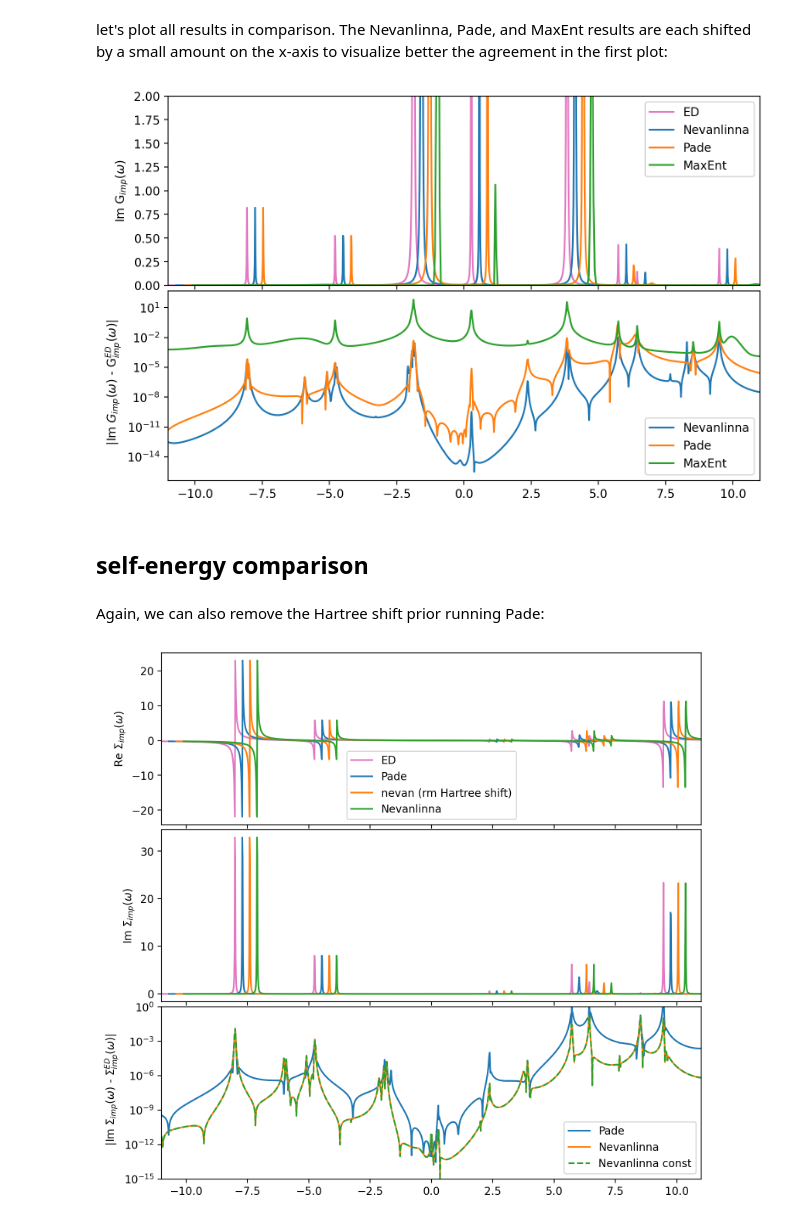
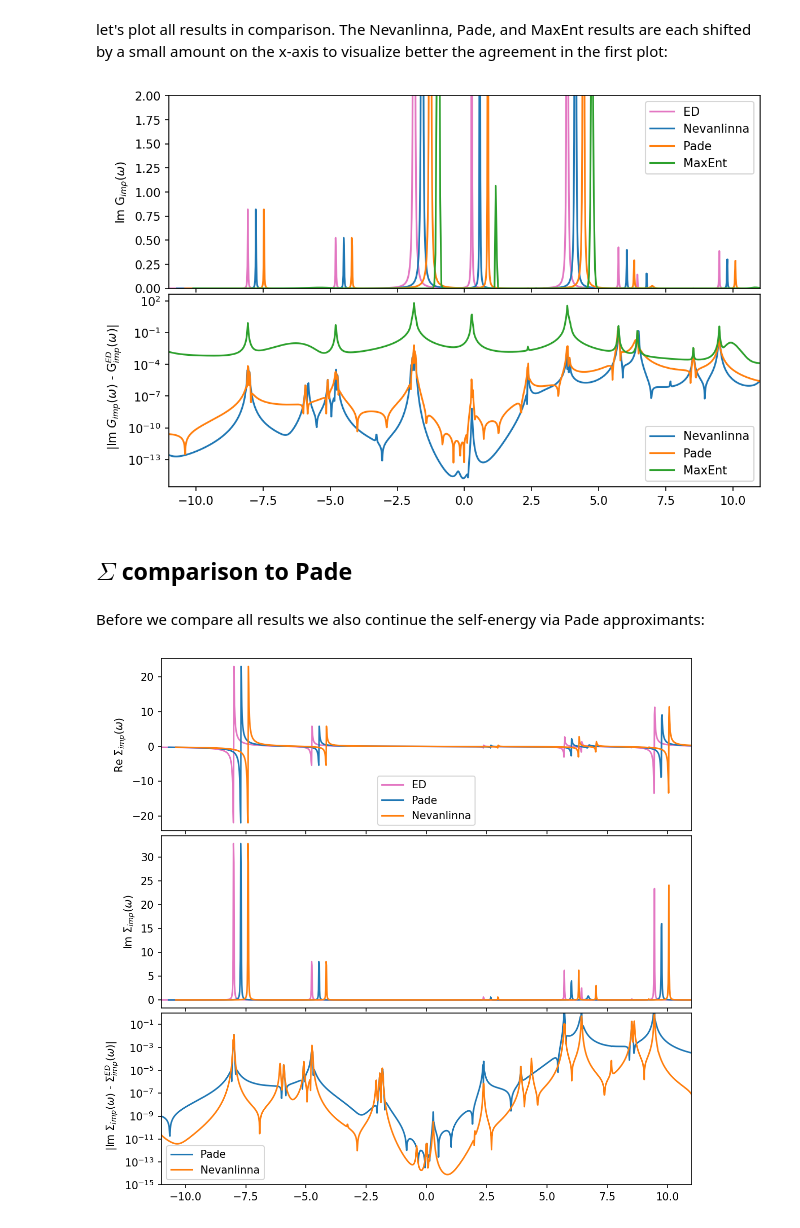
Before and after one commit to TRIQS/Nevanlinna, a Jupyter notebook: doc/tutorials/SIAM_discrete.ipynb, the cells around one changed output. Cells and saved outputs as stored; diff of their text form; code cells hidden in the pictures.

```diff
--- a/doc/tutorials/SIAM_discrete.ipynb
+++ b/doc/tutorials/SIAM_discrete.ipynb
@@ -220,8 +216,9 @@ plt.show()
 The self-energy can be continued without any prior treatment in the same as a Green's function:
 # %%
 # setup Nevanlinna kernel solver
-solver = Solver(kernel="kernels::NEVANLINNA")
+solver = Solver(kernel='NEVANLINNA')
 
+# removing the Hartree shift not necessary in Nevanlinna
 solver.solve(S_iw['up'])
 
 S_w_nvla = solver.evaluate(w_mesh, eta)
@@ -301,31 +287,31 @@ MaxEnt loop finished in 0:02:33.144567
 # %% [markdown]
 let's plot all results in comparison. The Nevanlinna, Pade, and MaxEnt results are each shifted by a small amount on the x-axis to visualize better the agreement in the first plot:
 # %%
-fig, ax = plt.subplots(2,1, figsize=(9,6), dpi=200, squeeze=False, sharex=True)
+fig, ax = plt.subplots(2,1, figsize=(9,6), dpi=150, squeeze=False, sharex=True)
 ax = ax.reshape(-1)
 fig.subplots_adjust(hspace=0.03)
 
-w_mesh_arr = np.linspace(w_mesh.omega_min, w_mesh.omega_max, len(w_mesh))
+w_mesh_arr = np.linspace(w_mesh.w_min, w_mesh.w_max, len(w_mesh))
 
+# prepare Maxent data on finder mesh
 G_w_maxent = np.interp(w_mesh_arr, np.array(result.omega), result.analyzer_results['BryanAnalyzer']['A_out'])
 
+# we plot each result slighlty shifted on the x-axis for better visibility
+# 1 Im G
 ax[0].plot(w_mesh_arr, -G_w['up'][0,0].data.imag, color='C6', label='ED')
-
 ax[0].plot(w_mesh_arr+0.3, -G_w_nvla[0,0].data.imag,label='Nevanlinna')
-
 ax[0].plot(w_mesh_arr+0.6, -G_w_pade[0,0].data.imag,label='Pade')
-
 ax[0].plot(w_mesh_arr+0.9, G_w_maxent, label='MaxEnt')
 
+# 2 abs difference of G
+ax[1].semilogy(w_mesh_arr, np.abs(G_w['up'][0,0].data.imag - G_w_nvla[0,0].data.imag), label='Nevanlinna')
+ax[1].semilogy(w_mesh_arr, np.abs(G_w['up'][0,0].data.imag - G_w_pade[0,0].data.imag), label='Pade')
+ax[1].semilogy(w_mesh_arr, np.abs(G_w['up'][0,0].data.imag - G_w_maxent), label='MaxEnt')
+
+# decorations
 ax[0].set_ylabel(r'Im G$_{imp} (\omega)$')
 ax[0].set_ylim(0,2)
 ax[0].legend()
-
-ax[1].semilogy(w_mesh_arr, np.abs(G_w['up'][0,0].data.imag - G_w_nvla[0,0].data.imag), label='Nevanlinna')
-
-ax[1].semilogy(w_mesh_arr, np.abs(G_w['up'][0,0].data.imag - G_w_pade[0,0].data.imag), label='Pade')
-
-ax[1].semilogy(w_mesh_arr, np.abs(G_w['up'][0,0].data.imag - G_w_maxent), label='MaxEnt')
 
 ax[1].set_ylabel(r'  |Im $ G_{imp} (\omega)$ - G$_{imp}^{ED} (\omega) |$')
 ax[1].set_xlim(window)
@@ -333,11 +319,11 @@ ax[1].legend()
 
 plt.show()
 # %% [output]
-[figure, old version]
+[figure, new version]
 # %% [markdown]
-## self-energy comparison
+## $\Sigma$ comparison to Pade
+# %% [markdown]
+Before we compare all results we also continue the self-energy via Pade approximants:
 # %%
 S_w_pade = G0_w['up'].copy()
 S_w_pade.set_from_pade(S_iw['up'], n_points=n_iw, freq_offset=eta)
-# %% [markdown]
-Again, we can also remove the Hartree shift prior running Pade:
@@ -347,51 +330,37 @@ S_w_pade_const.set_from_pade(S_iw['up']- S_HF, n_points=n_iw, freq_offset=eta)
 # %%
-fig, ax = plt.subplots(3,1, figsize=(9,9), dpi=200, squeeze=False, sharex=True)
+fig, ax = plt.subplots(3,1, figsize=(9,9), dpi=150, squeeze=False, sharex=True)
 ax = ax.reshape(-1)
 fig.subplots_adjust(hspace=0.03)
 
-w_mesh_arr = np.linspace(w_mesh.omega_min, w_mesh.omega_max, len(w_mesh))
+w_mesh_arr = np.linspace(w_mesh.w_min, w_mesh.w_max, len(w_mesh))
 
+# we plot each result slighlty shifted on the x-axis for better visibility
+# 1 Re Sigma
+ax[0].plot(w_mesh_arr, S_w['up'][0,0].data.real - S_w['up'][0,0](0.0).real, color='C6', label='ED')
+ax[0].plot(w_mesh_arr+0.3, S_w_pade[0,0].data.real - S_w_pade[0,0](0.0).real,label='Pade')
+ax[0].plot(w_mesh_arr+0.6, S_w_nvla[0,0].data.real - S_w_nvla[0,0](0.0).real,label='Nevanlinna')
 
-ax[0].plot(w_mesh_arr, S_w['up'][0,0].data.real - S_w['up'][0,0](0.0).real, color='C6', label='ED')
+# 2 Im Sigma
+ax[1].plot(w_mesh_arr, -S_w['up'][0,0].data.imag, color='C6', label='ED')
+ax[1].plot(w_mesh_arr+0.3, -S_w_pade[0,0].data.imag,label='Pade')
+ax[1].plot(w_mesh_arr+0.6, -S_w_nvla[0,0].data.imag,label='Nevanlinna')
 
-ax[0].plot(w_mesh_arr+0.3, S_w_pade[0,0].data.real - S_w_pade[0,0](0.0).real,label='Pade')
+# 3 abs difference
+ax[2].semilogy(w_mesh_arr, np.abs(S_w['up'][0,0].data.imag - S_w_pade[0,0].data.imag), label='Pade')
+ax[2].semilogy(w_mesh_arr, np.abs(S_w['up'][0,0].data.imag - S_w_nvla[0,0].data.imag), label='Nevanlinna')
 
-ax[0].plot(w_mesh_arr+0.6, S_w_nvla_const[0,0].data.real - S_w_nvla_const[0,0](0.0).real,label='nevan (rm Hartree shift)')
-
-ax[0].plot(w_mesh_arr+0.9, S_w_nvla[0,0].data.real - S_w_nvla[0,0](0.0).real,label='Nevanlinna')
-
-
+# decorations
 ax[0].set_ylabel(r'Re $\Sigma_{imp} (\omega)$')
 ax[0].legend()
 
-
-ax[1].plot(w_mesh_arr, -S_w['up'][0,0].data.imag, color='C6', label='ED')
-
-ax[1].plot(w_mesh_arr+0.3, -S_w_pade[0,0].data.imag,label='Pade')
-
-ax[1].plot(w_mesh_arr+0.6, -S_w_nvla_const[0,0].data.imag,label='Nevanlinna (rm Hartree shift)')
-
-ax[1].plot(w_mesh_arr+0.9, -S_w_nvla[0,0].data.imag,label='Nevanlinna')
-
-
 ax[1].set_ylabel(r'Im $\Sigma_{imp} (\omega)$')
 ax[1].set_xlim(window)
-# ax[1].legend()
-
-
-ax[2].semilogy(w_mesh_arr, np.abs(S_w['up'][0,0].data.imag - S_w_pade[0,0].data.imag), label='Pade')
-
-# ax[2].semilogy(w_mesh_arr, np.abs(S_w['up'][0,0].data.imag - S_w_pade_const[0,0].data.imag), label='Pade (rm Hartree)')
-
-ax[2].semilogy(w_mesh_arr, np.abs(S_w['up'][0,0].data.imag - S_w_nvla[0,0].data.imag), label='Nevanlinna')
-
-ax[2].semilogy(w_mesh_arr, np.abs(S_w['up'][0,0].data.imag - S_w_nvla_const[0,0].data.imag), '--', label='Nevanlinna const')
 
 ax[2].set_ylabel(r'  |Im $ \Sigma_{imp} (\omega)$ - $\Sigma_{imp}^{ED} (\omega) |$')
 ax[2].set_xlim(window)
 ax[2].set_ylim(1e-15,1e-0)
 ax[2].legend()
 
 plt.show()
 # %% [output]
-[figure, old version]
+[figure, new version]
```
Also changed, not shown: parts of 18 cells of this notebook, 3 other files.
